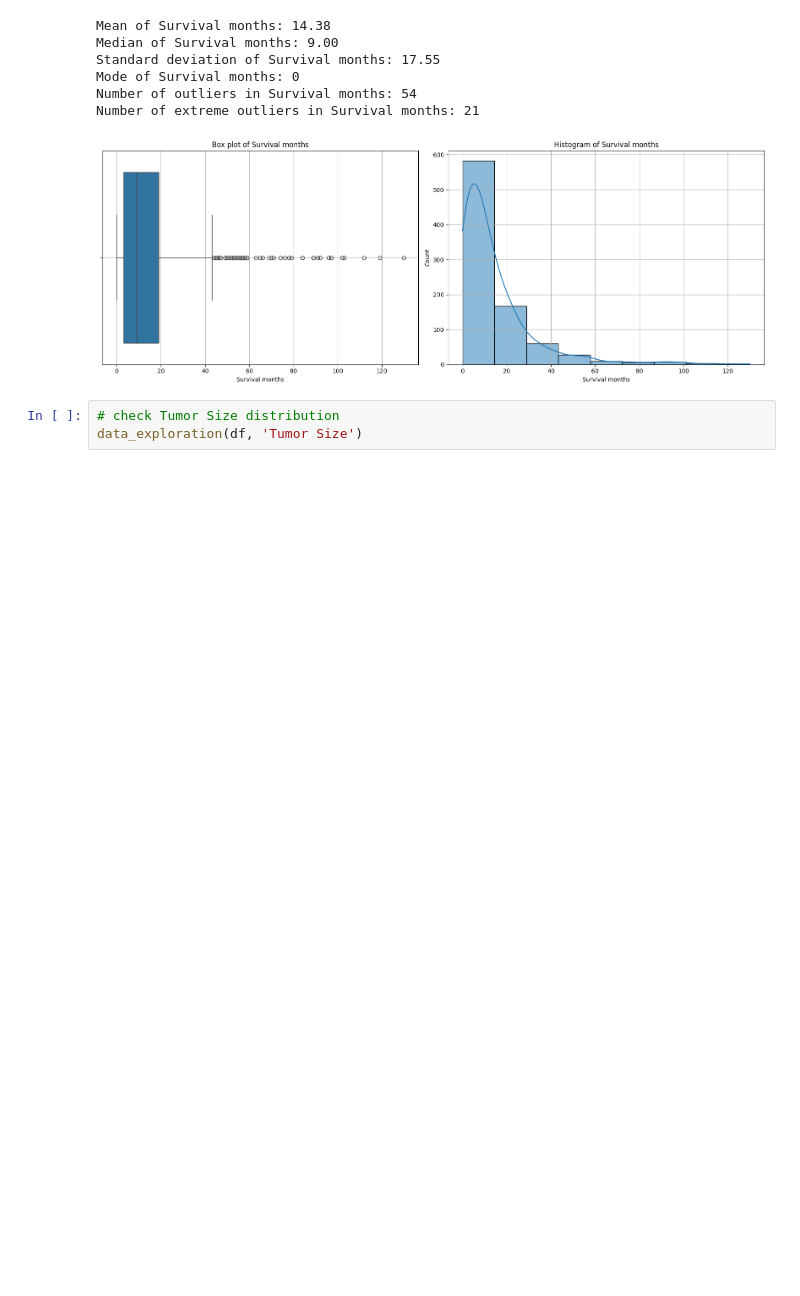
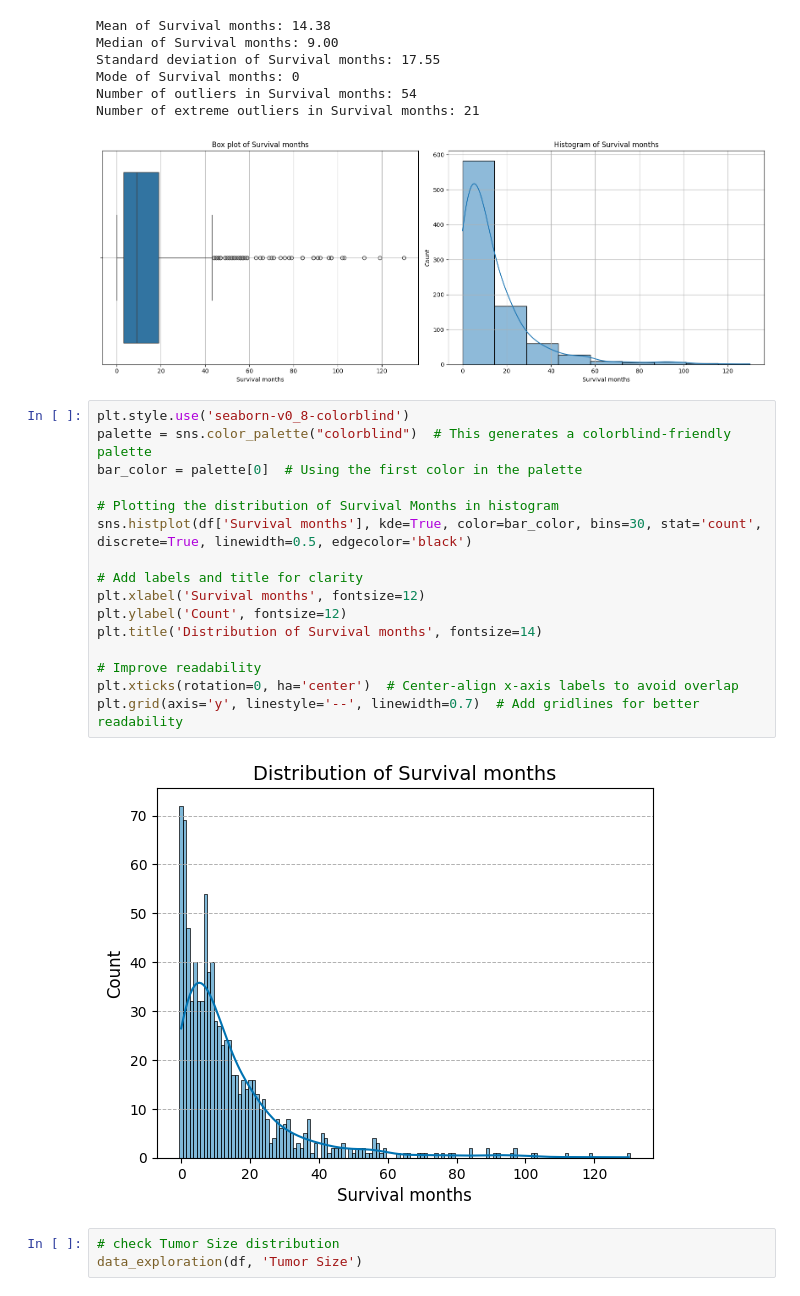
Before and after one commit to MSWinds/C-SCLC-PrognosisML, a Jupyter notebook: data1_preprocessing.ipynb, the cells around one changed output. Cells and saved outputs as stored; diff of their text form; blank space fills up the shorter version.

```diff
--- a/data1_preprocessing.ipynb
+++ b/data1_preprocessing.ipynb
@@ -30,6 +30,24 @@ Mode of Survival months: 0
 Number of outliers in Survival months: 54
 Number of extreme outliers in Survival months: 21
 [figure]
+# %%
+plt.style.use('seaborn-v0_8-colorblind')
+palette = sns.color_palette("colorblind")  # This generates a colorblind-friendly palette
+bar_color = palette[0]  # Using the first color in the palette
+
+# Plotting the distribution of Survival Months in histogram
+sns.histplot(df['Survival months'], kde=True, color=bar_color, bins=30, stat='count', discrete=True, linewidth=0.5, edgecolor='black')
+
+# Add labels and title for clarity
+plt.xlabel('Survival months', fontsize=12)
+plt.ylabel('Count', fontsize=12)
+plt.title('Distribution of Survival months', fontsize=14)
+
+# Improve readability
+plt.xticks(rotation=0, ha='center')  # Center-align x-axis labels to avoid overlap
+plt.grid(axis='y', linestyle='--', linewidth=0.7)  # Add gridlines for better readability
+# %% [output]
+[figure, added]
 # %%
 # check Tumor Size distribution
 data_exploration(df, 'Tumor Size')
```
Also changed, not shown: parts of 6 cells of this notebook, 2 other files.
